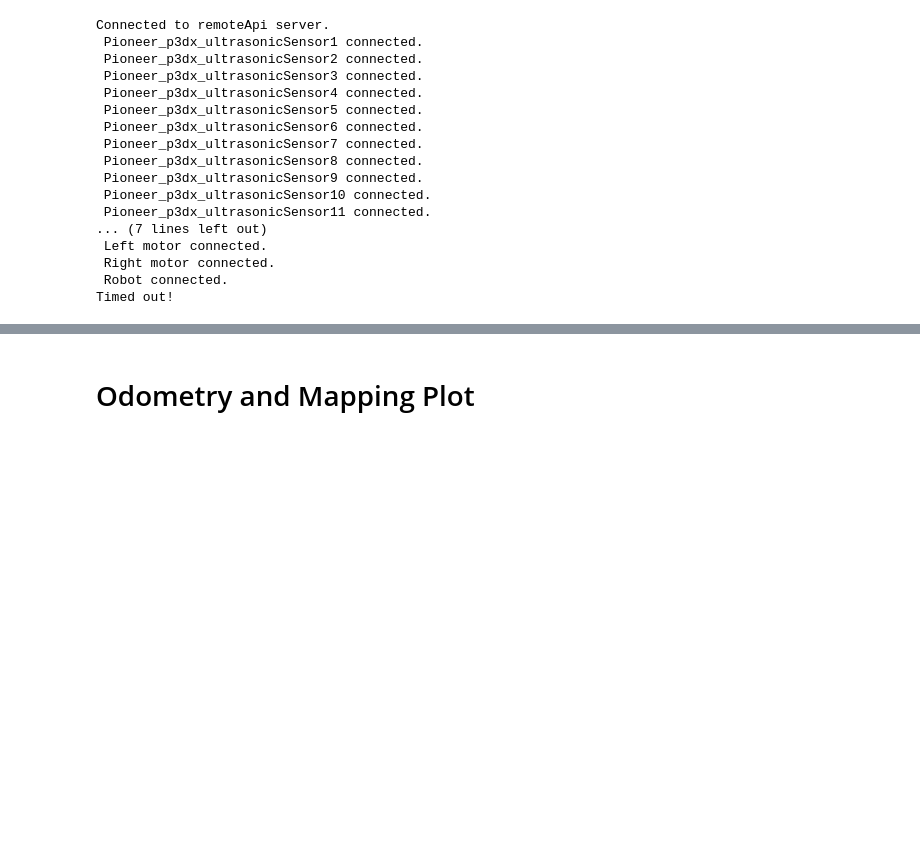
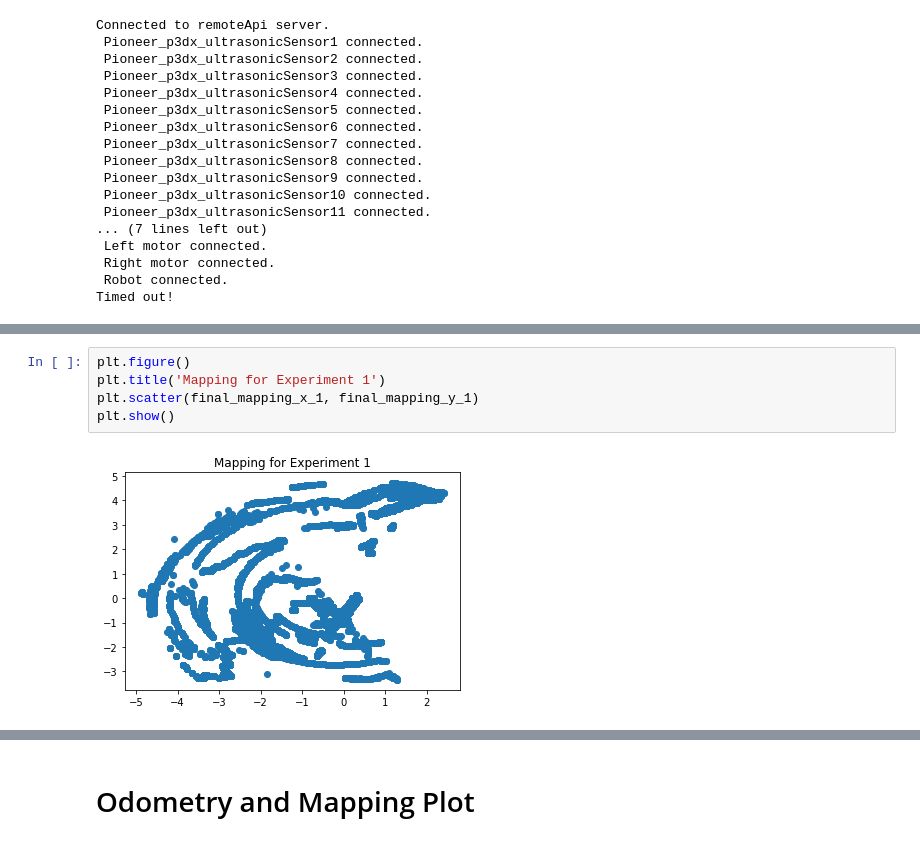
Before and after one commit to luizcartolano2/mc907-mobile-robotics, a Jupyter notebook: project1.ipynb, the cells around one changed output, grey strips where cells are left out. Drawn from its saved outputs; the diff is of its cells as text; blank space fills up the shorter version.

```diff
--- a/project1.ipynb
+++ b/project1.ipynb
@@ -874,0 +969,7 @@ Timed out!
+# %%
+plt.figure()
+plt.title('Mapping for Experiment 1')
+plt.scatter(final_mapping_x_1, final_mapping_y_1)
+plt.show()
+# %% [output]
+[figure, added]
```
Also changed, not shown: parts of 22 cells of this notebook, 4 other files.
